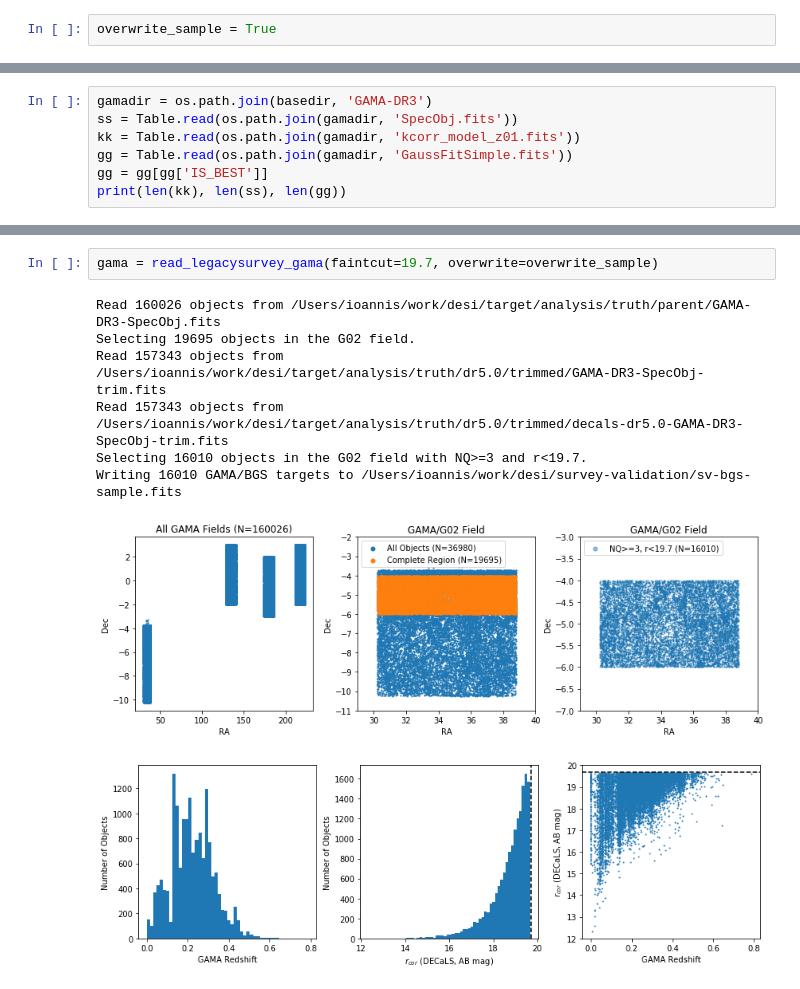
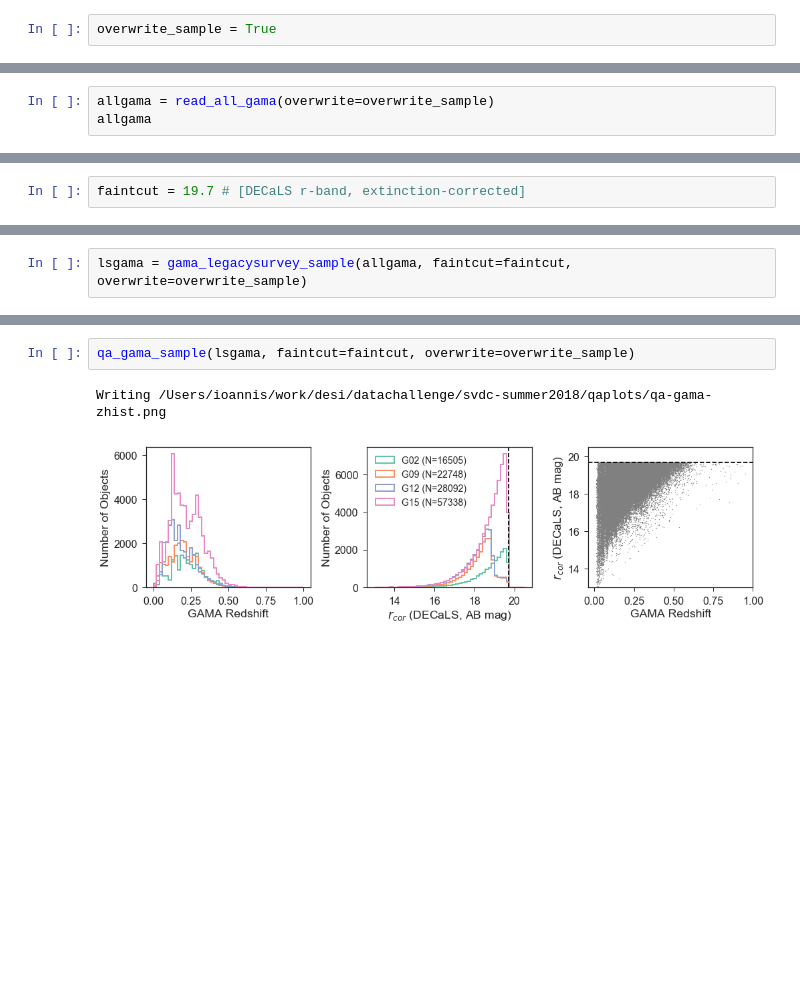
Before and after one commit to michaelJwilson/survey-validation, a Jupyter notebook: svdc-summer2018/bgs-gama-sample.ipynb, the cells around one changed output, grey strips where cells are left out. Drawn from its saved outputs; the diff is of its cells as text; blank space fills up the shorter version.

Commit message:
fairly complete sample notebook

```diff
--- a/svdc-summer2018/bgs-gama-sample.ipynb
+++ b/svdc-summer2018/bgs-gama-sample.ipynb
@@ -41,7 +40,0 @@ For now, focus on the G02 field.
-# %%
-gamadir = os.path.join(basedir, 'GAMA-DR3')
-ss = Table.read(os.path.join(gamadir, 'SpecObj.fits'))
-kk = Table.read(os.path.join(gamadir, 'kcorr_model_z01.fits'))
-gg = Table.read(os.path.join(gamadir, 'GaussFitSimple.fits'))
-gg = gg[gg['IS_BEST']]
-print(len(kk), len(ss), len(gg))
@@ -306,0 +156,3 @@ def read_legacysurvey_gama(faintcut=20, overwrite=False):
+# %%
+allgama = read_all_gama(overwrite=overwrite_sample)
+allgama
@@ -306,0 +217,2 @@ def read_legacysurvey_gama(faintcut=20, overwrite=False):
+# %%
+faintcut = 19.7 # [DECaLS r-band, extinction-corrected]
@@ -306,0 +269,2 @@ def read_legacysurvey_gama(faintcut=20, overwrite=False):
+# %%
+lsgama = gama_legacysurvey_sample(allgama, faintcut=faintcut, overwrite=overwrite_sample)
@@ -307,11 +320,5 @@ def read_legacysurvey_gama(faintcut=20, overwrite=False):
 # %%
-gama = read_legacysurvey_gama(faintcut=19.7, overwrite=overwrite_sample)
+qa_gama_sample(lsgama, faintcut=faintcut, overwrite=overwrite_sample)
 # %% [output]
-Read 160026 objects from /Users/ioannis/work/desi/target/analysis/truth/parent/GAMA-DR3-SpecObj.fits
-Selecting 19695 objects in the G02 field.
-Read 157343 objects from /Users/ioannis/work/desi/target/analysis/truth/dr5.0/trimmed/GAMA-DR3-SpecObj-trim.fits
-Read 157343 objects from /Users/ioannis/work/desi/target/analysis/truth/dr5.0/trimmed/decals-dr5.0-GAMA-DR3-SpecObj-trim.fits
-Selecting 16010 objects in the G02 field with NQ>=3 and r<19.7.
-Writing 16010 GAMA/BGS targets to /Users/ioannis/work/desi/survey-validation/sv-bgs-sample.fits
+Writing /Users/ioannis/work/desi/datachallenge/svdc-summer2018/qaplots/qa-gama-zhist.png
-[figure, old version]
+[figure, new version]
-[figure, removed]
```
Also changed, not shown: parts of 25 cells of this notebook.
